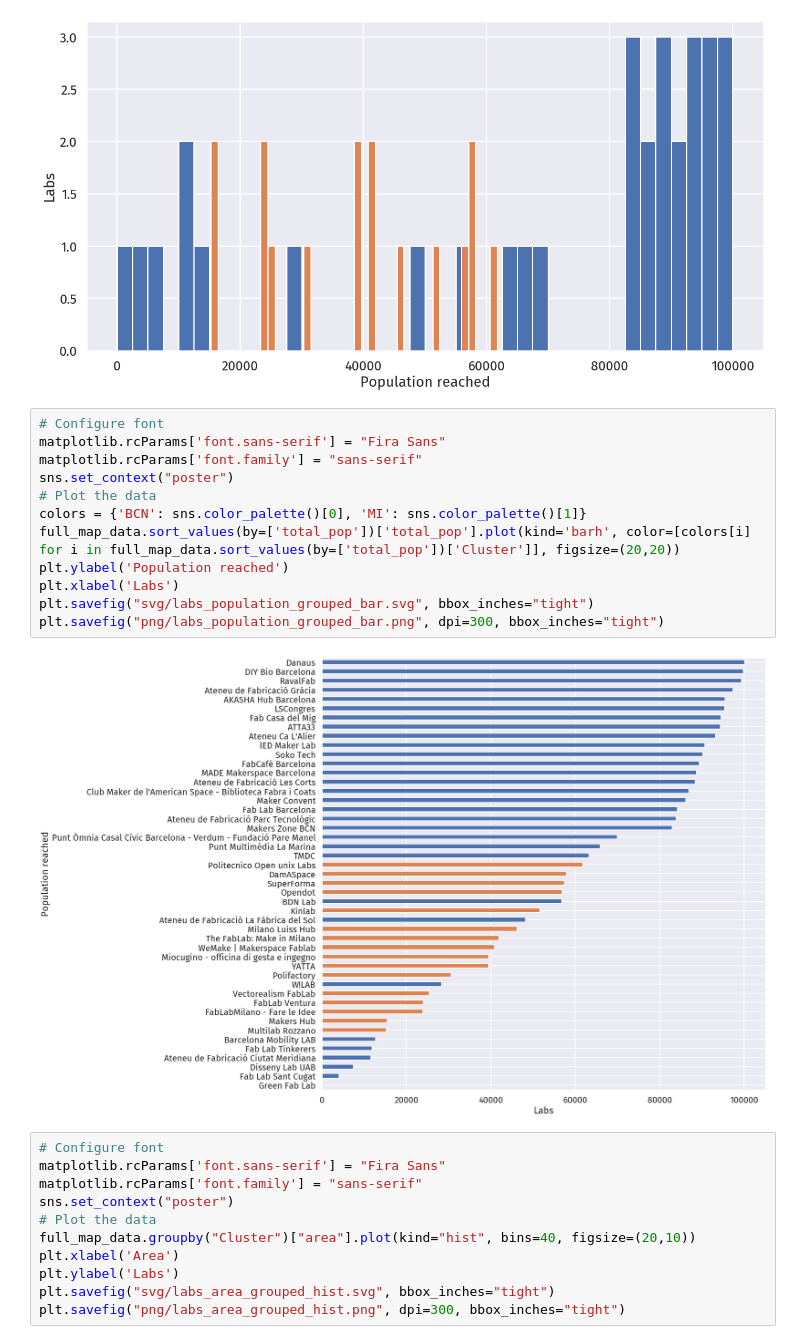
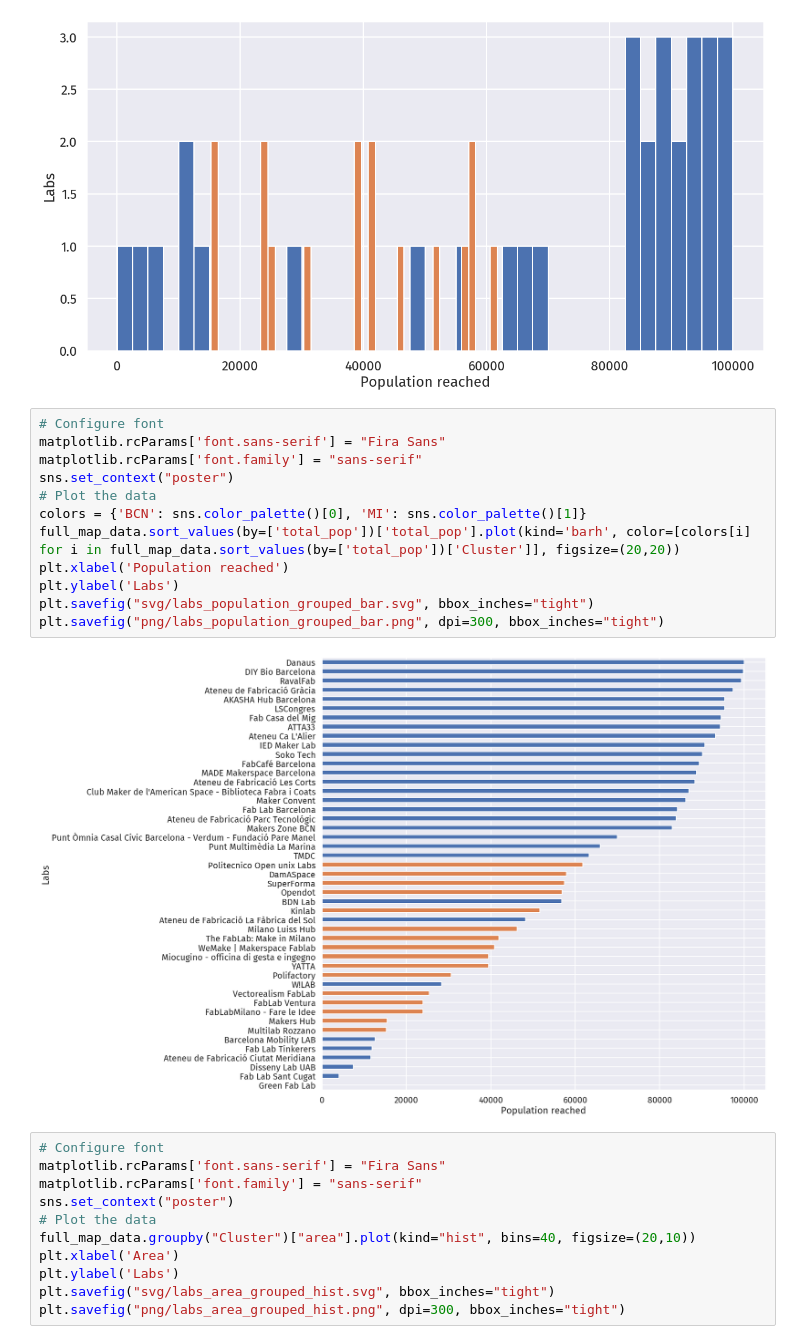
Before and after one commit to openp2pdesign/labs_access_analysis, a Jupyter notebook: 03_Plot_Map.ipynb, the cells around one changed output. Cells and saved outputs as stored; diff of their text form.

```diff
--- a/03_Plot_Map.ipynb
+++ b/03_Plot_Map.ipynb
@@ -249,17 +249,17 @@ plt.savefig("png/labs_population_grouped_hist.png", dpi=300, bbox_inches="tight"
 # %%
 # Configure font
 matplotlib.rcParams['font.sans-serif'] = "Fira Sans"
 matplotlib.rcParams['font.family'] = "sans-serif"
 sns.set_context("poster")
 # Plot the data
 colors = {'BCN': sns.color_palette()[0], 'MI': sns.color_palette()[1]}
 full_map_data.sort_values(by=['total_pop'])['total_pop'].plot(kind='barh', color=[colors[i] for i in full_map_data.sort_values(by=['total_pop'])['Cluster']], figsize=(20,20))
-plt.ylabel('Population reached')
-plt.xlabel('Labs')
+plt.xlabel('Population reached')
+plt.ylabel('Labs')
 plt.savefig("svg/labs_population_grouped_bar.svg", bbox_inches="tight")
 plt.savefig("png/labs_population_grouped_bar.png", dpi=300, bbox_inches="tight")
 # %% [output]
-[figure, old version]
+[figure, new version]
 # %%
 # Configure font
 matplotlib.rcParams['font.sans-serif'] = "Fira Sans"
```
Also changed, not shown: parts of 5 cells of this notebook, 41 other files.
